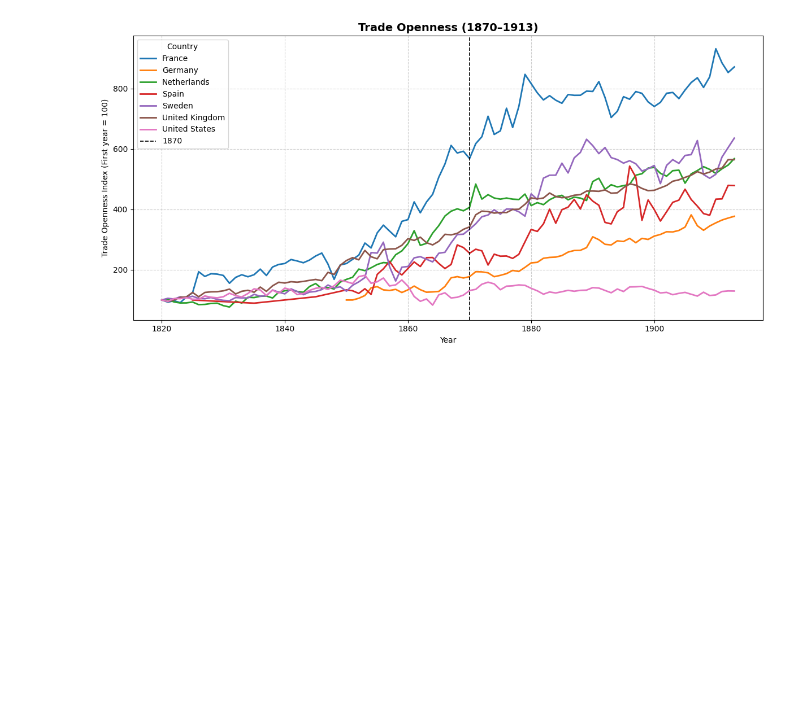
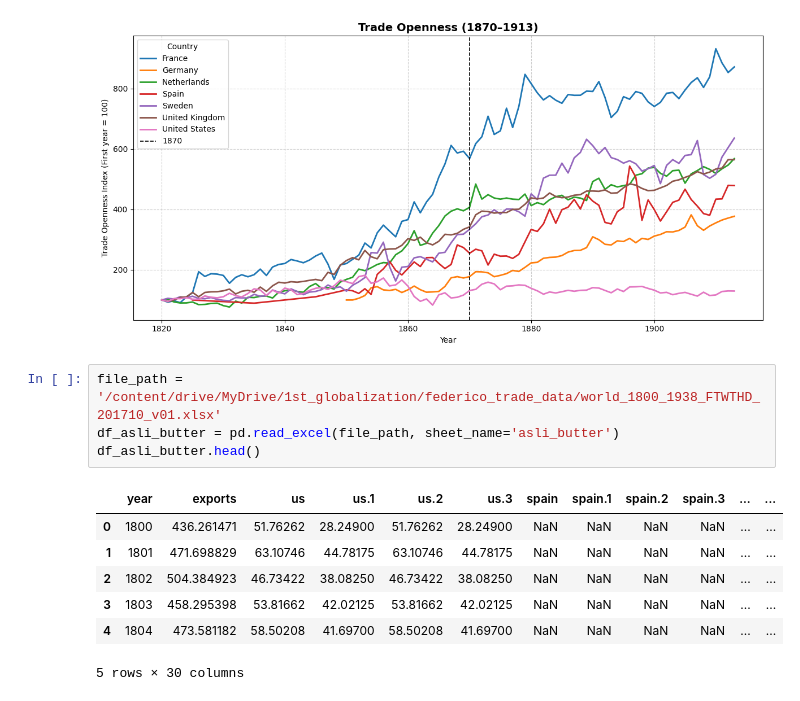
Before and after one commit to kabeerbora/1st_global, a Jupyter notebook: 1st_global.ipynb, the cells around one changed output. Saved outputs shown, nothing was run; the diff lists cells and outputs as text; blank space fills up the shorter version.

```diff
--- a/1st_global.ipynb
+++ b/1st_global.ipynb
@@ -2015,3 +2015,15 @@ plt.tight_layout()
 plt.show()
 # %% [output]
 [figure]
+# %%
+file_path = '/content/drive/MyDrive/1st_globalization/federico_trade_data/world_1800_1938_FTWTHD_201710_v01.xlsx'
+df_asli_butter = pd.read_excel(file_path, sheet_name='asli_butter')
+df_asli_butter.head()
+# %% [output]
+|  | year | exports | us | us.1 | us.2 | us.3 | spain | spain.1 | spain.2 | spain.3 | ... | ... |
+| 0 | 1800 | 436.261471 | 51.76262 | 28.24900 | 51.76262 | 28.24900 | NaN | NaN | NaN | NaN | ... | ... |
+| 1 | 1801 | 471.698829 | 63.10746 | 44.78175 | 63.10746 | 44.78175 | NaN | NaN | NaN | NaN | ... | ... |
+| 2 | 1802 | 504.384923 | 46.73422 | 38.08250 | 46.73422 | 38.08250 | NaN | NaN | NaN | NaN | ... | ... |
+| 3 | 1803 | 458.295398 | 53.81662 | 42.02125 | 53.81662 | 42.02125 | NaN | NaN | NaN | NaN | ... | ... |
+| 4 | 1804 | 473.581182 | 58.50208 | 41.69700 | 58.50208 | 41.69700 | NaN | NaN | NaN | NaN | ... | ... |
+5 rows × 30 columns
```
Also changed, not shown: parts of 12 cells of this notebook.
